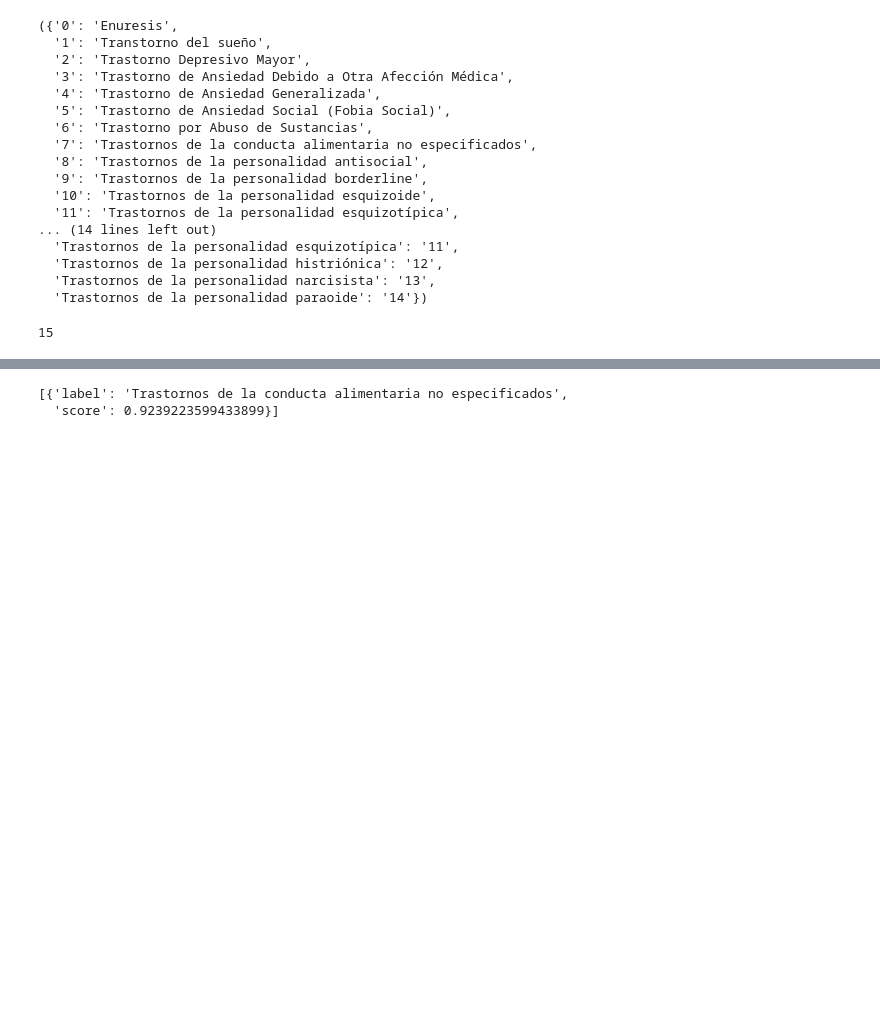
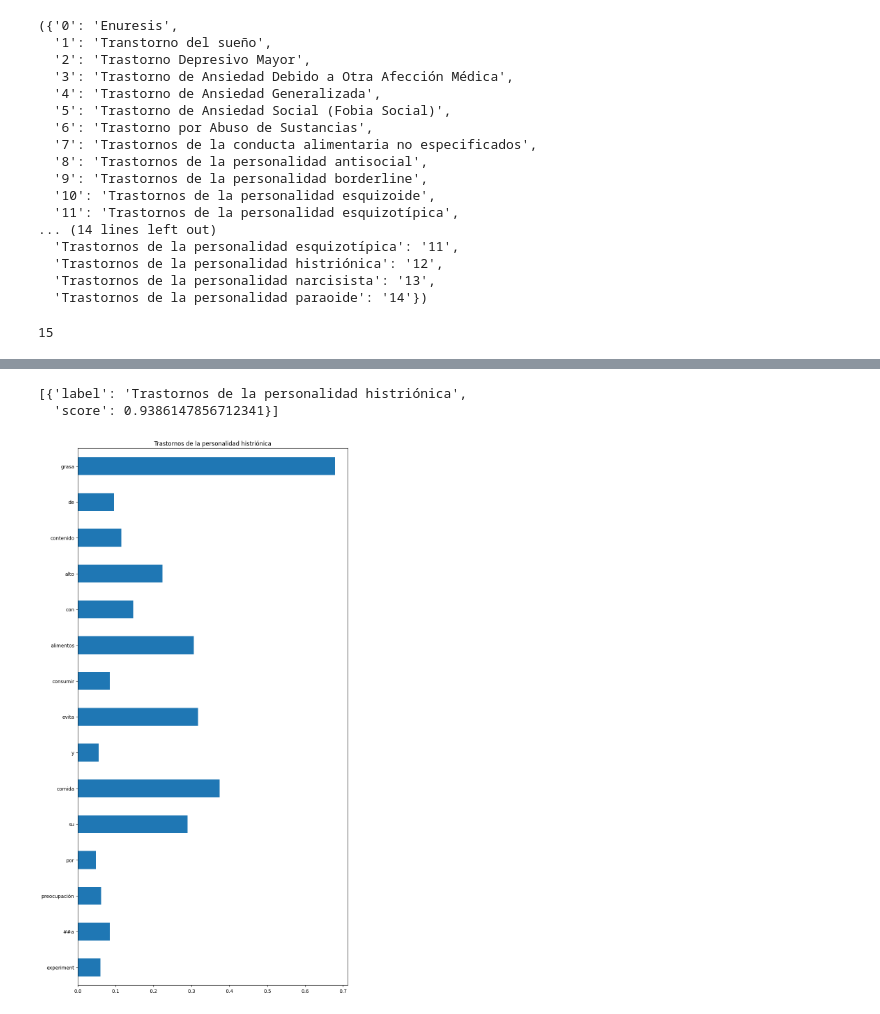
Before and after one commit to edmenciab733/PINV15-673, a Jupyter notebook: diagnostico_trastornos_edgar.ipynb, the cells around one changed output, grey strips where cells are left out. Saved outputs shown, nothing was run; the diff lists cells and outputs as text; code cells hidden in the pictures; blank space fills up the shorter version.

Commit message:
XAI model

```diff
--- a/diagnostico_trastornos_edgar.ipynb
+++ b/diagnostico_trastornos_edgar.ipynb
@@ -35,9 +77,9 @@ id2label = {}
 label2id = {}
 for i in labelencoder.classes_:
    id = labelencoder.transform([i])[0]
-   id = str(id)
-   id2label[id] = i
-   label2id[i] = id
+   id_aux = str(id)
+   id2label[id_aux] = i
+   label2id[i] = id_aux
 # %%
 id2label, label2id
 # %% [output]
@@ -192,8 +269,8 @@ loaded_model = AutoModelForSequenceClassification.from_pretrained(model_id_custo
 from transformers import pipeline
 # %%
 classifier = pipeline("text-classification", model=model_id_custom )
-# %%
-classifier("El paciente no come frente a mucha gente, y normalmente tiene miedo a usar camisa ajustada")
-# %% [output]
-[{'label': 'Trastornos de la conducta alimentaria no especificados',
-  'score': 0.9239223599433899}]
+# %%
+classifier("experimenta preocupación por su comida y evita consumir alimentos con alto contenido de grasa.")
+# %% [output]
+[{'label': 'Trastornos de la personalidad histriónica',
+  'score': 0.9386147856712341}]
@@ -199,0 +358,7 @@ classifier("El paciente no come frente a mucha gente, y normalmente tiene miedo
+# %%
+device = "cpu"
+sample = "experimenta preocupación por su comida y evita consumir alimentos con alto contenido de grasa"
+exp_model = ExplainableTransformerPipeline(model_id_custom, classifier, device)
+exp_model.explain(sample)
+# %% [output]
+[figure, added]
```
Also changed, not shown: parts of 33 cells of this notebook.
